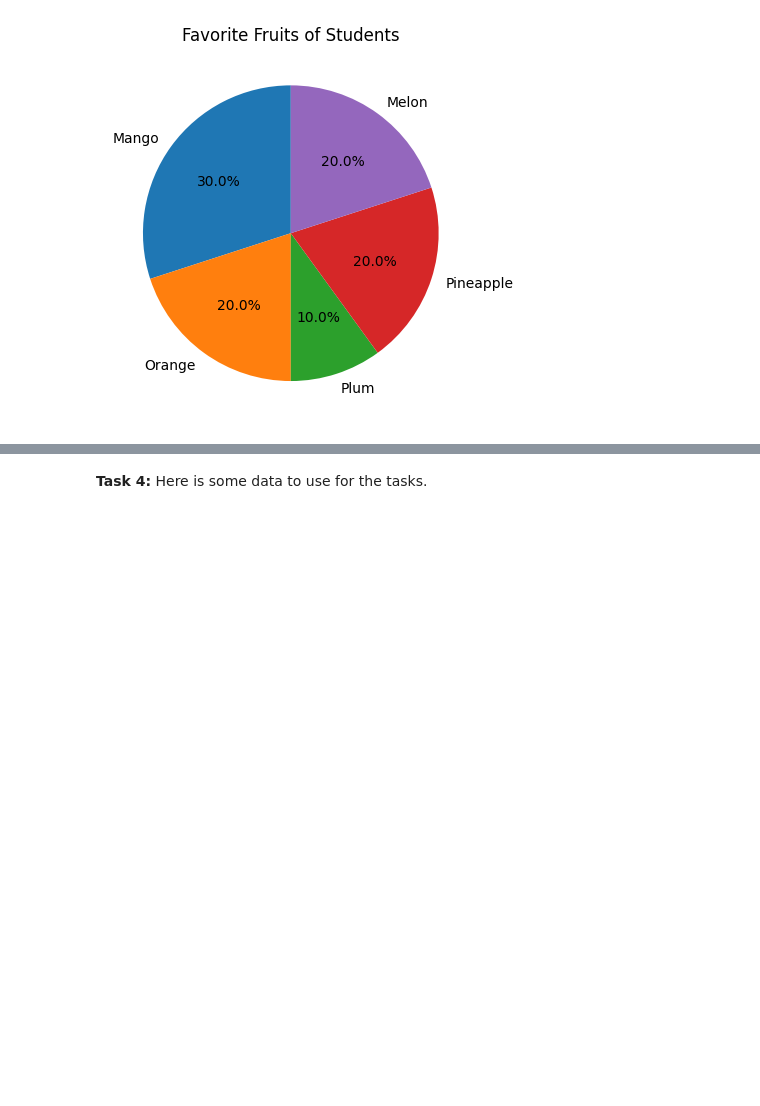
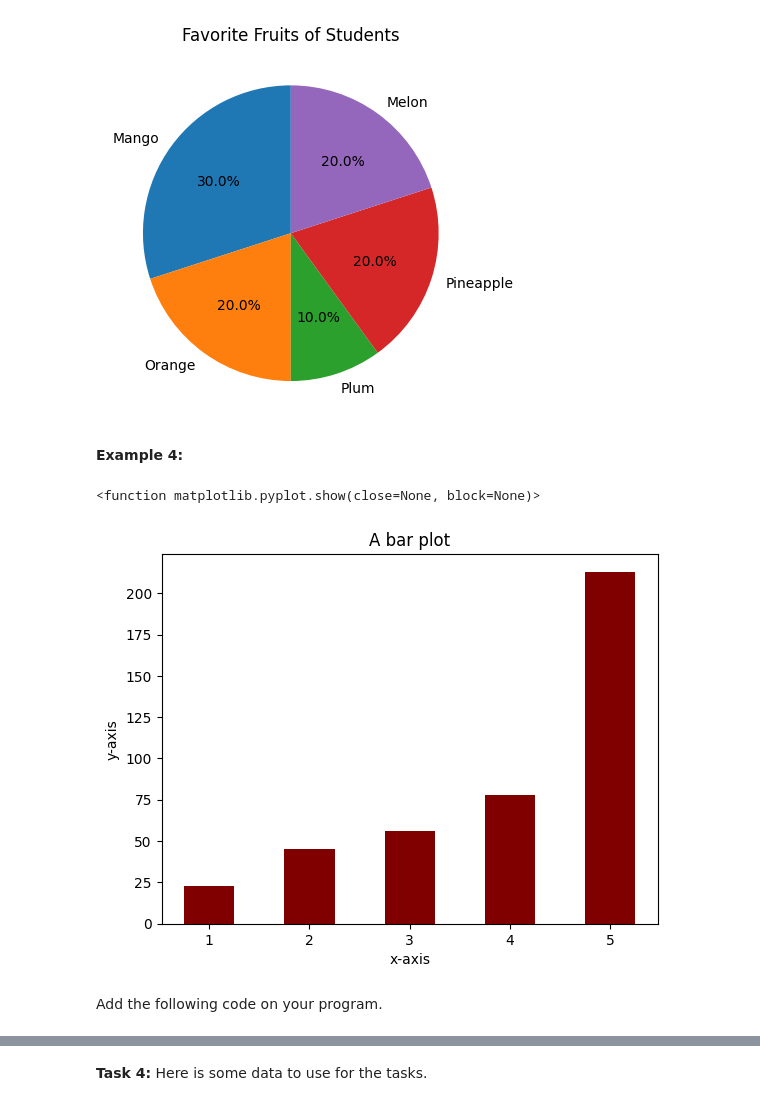
Before and after one commit to RAsikBIsta1581/ComputationalMathematicsWorkshop, a Jupyter notebook: ComputationalMathematicsWorkshop4.ipynb, the cells around one changed output, grey strips where cells are left out. Cells and saved outputs as stored; diff of their text form; code cells hidden in the pictures; blank space fills up the shorter version.

```diff
--- a/ComputationalMathematicsWorkshop4.ipynb
+++ b/ComputationalMathematicsWorkshop4.ipynb
@@ -108,3 +148,19 @@ plt.title("Favorite Fruits of Students")
 plt.show()
 # %% [output]
 [figure]
+# %% [markdown]
+**Example 4:**
+# %%
+import matplotlib.pyplot as plt
+x=[1,2,3,4,5]
+data = [23, 45, 56, 78, 213]
+plt.bar(x, data,width=0.5,color='maroon')
+plt.title("A bar plot")
+plt.xlabel("x-axis")
+plt.ylabel("y-axis")
+plt.show
+# %% [output]
+<function matplotlib.pyplot.show(close=None, block=None)>
+[figure, added]
+# %% [markdown]
+Add the following code on your program.
```
Also changed, not shown: parts of 12 cells of this notebook.
